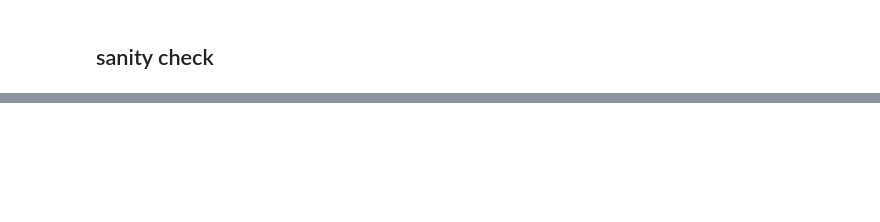
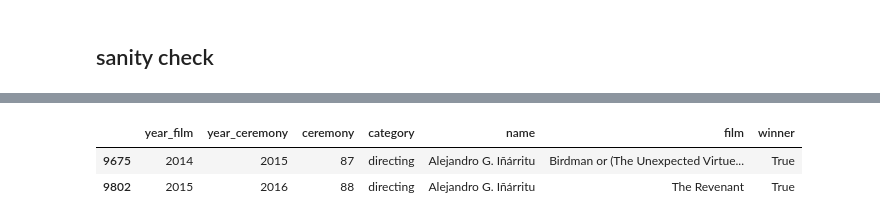
Before and after one commit to marlinfiggins/West-Coast-Datathon-F2020, a Jupyter notebook: notebooks/oscar_covariate_generate.ipynb, the cells around one changed output, grey strips where cells are left out. Cells and saved outputs as stored; diff of their text form; code cells hidden in the pictures; blank space fills up the shorter version.

```diff
--- a/notebooks/oscar_covariate_generate.ipynb
+++ b/notebooks/oscar_covariate_generate.ipynb
@@ -243,0 +244,6 @@ oscar_ppl[oscar_ppl.name == "Clint Eastwood"].head(50)
+# %%
+oscar[oscar.name == 'Alejandro G. Iñárritu']
+# %% [output]
+|  | year_film | year_ceremony | ceremony | category | name | film | winner |
+| 9675 | 2014 | 2015 | 87 | directing | Alejandro G. Iñárritu | Birdman or (The Unexpected Virtue... | True |
+| 9802 | 2015 | 2016 | 88 | directing | Alejandro G. Iñárritu | The Revenant | True |
```
Also changed, not shown: parts of 16 cells of this notebook.
